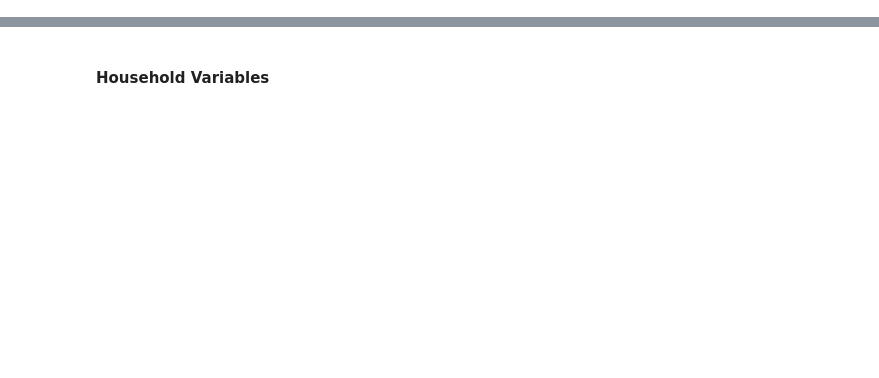
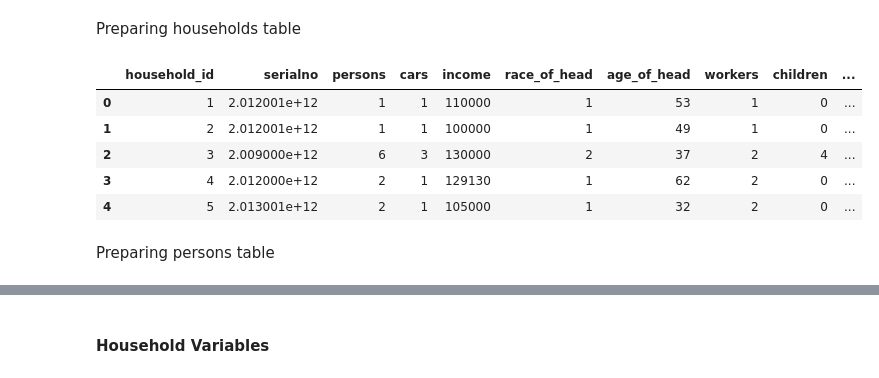
Before and after one commit to ual/ual_model_workspace, a Jupyter notebook: spring-2019-models/notebooks-amelia/urbansim to polaris data.ipynb, the cells around one changed output, grey strips where cells are left out. Cells and saved outputs as stored; diff of their text form; code cells hidden in the pictures; blank space fills up the shorter version.

```diff
--- a/spring-2019-models/notebooks-amelia/urbansim to polaris data.ipynb
+++ b/spring-2019-models/notebooks-amelia/urbansim to polaris data.ipynb
@@ -38,3 +37,22 @@ households = store['households']
+# %% [markdown]
+Preparing households table
+# %%
+store = pd.HDFStore('/home/amelia/ual_model_workspace/model_data.h5') #sometimes doesnt work with a relative file path
+households = store['households']
+households.index.name = 'household_id'
+households_reset = households.reset_index()
+households_reset["block_id"] = households_reset["block_id"].astype(str)
+households_reset["block_id"] = households_reset["block_id"].str[:12] #take the first 11 digits of the FIPS to get the block group
+households_reset.head()
+# %% [output]
+|  | household_id | serialno | persons | cars | income | race_of_head | age_of_head | workers | children | ... |
+| 0 | 1 | 2.012001e+12 | 1 | 1 | 110000 | 1 | 53 | 1 | 0 | ... |
+| 1 | 2 | 2.012001e+12 | 1 | 1 | 100000 | 1 | 49 | 1 | 0 | ... |
+| 2 | 3 | 2.009000e+12 | 6 | 3 | 130000 | 2 | 37 | 2 | 4 | ... |
+| 3 | 4 | 2.012000e+12 | 2 | 1 | 129130 | 1 | 62 | 2 | 0 | ... |
+| 4 | 5 | 2.013001e+12 | 2 | 1 | 105000 | 1 | 32 | 2 | 0 | ... |
+# %% [markdown]
+Preparing persons table
 # %%
 persons = store["persons"]
 persons.index.name = 'person_id'
```
Also changed, not shown: parts of 60 cells of this notebook.
